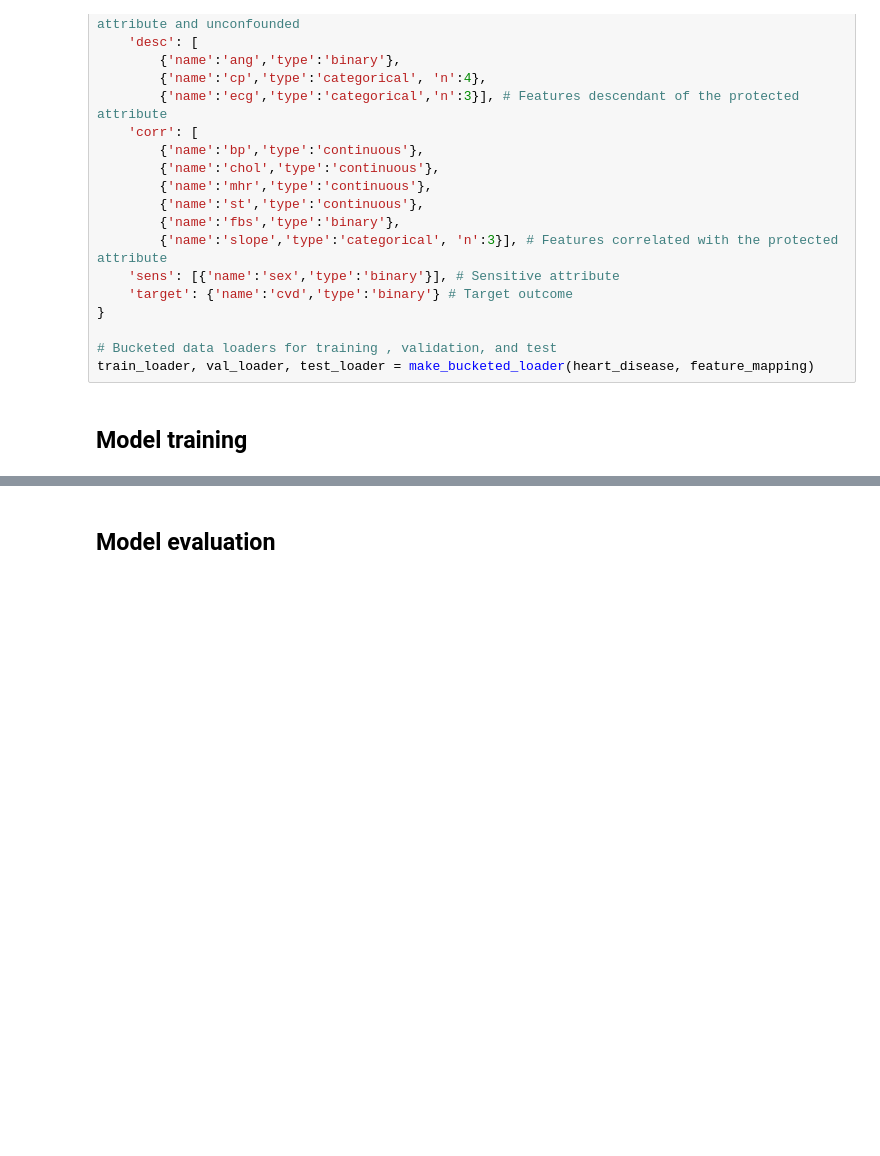
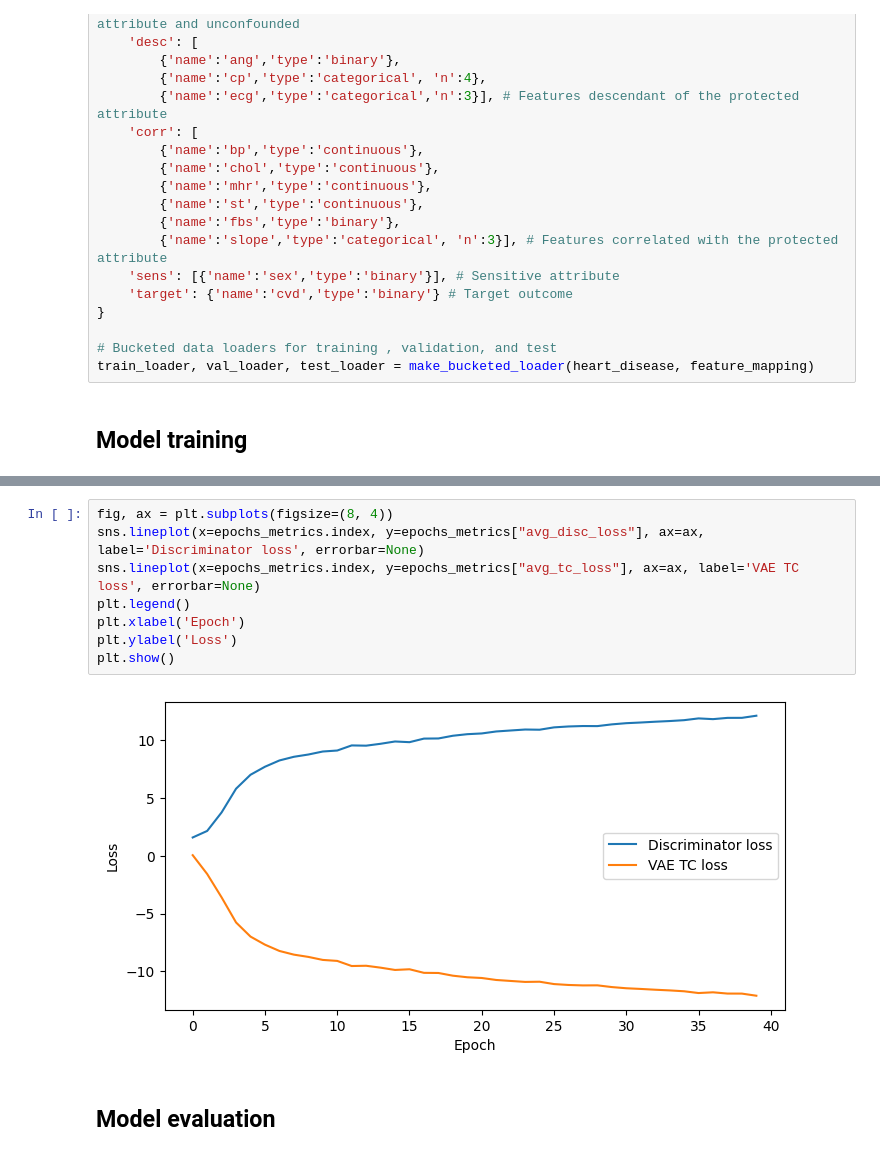
Before and after one commit to LuSyo/Health-ML-Bias-Experiments, a Jupyter notebook: notebooks/022c_CAD_DCEVAE.ipynb, the cells around one changed output, grey strips where cells are left out. Drawn from its saved outputs; the diff is of its cells as text; blank space fills up the shorter version.

```diff
--- a/notebooks/022c_CAD_DCEVAE.ipynb
+++ b/notebooks/022c_CAD_DCEVAE.ipynb
@@ -663,3 +737,13 @@ plt.show()
+# %%
+fig, ax = plt.subplots(figsize=(8, 4))
+sns.lineplot(x=epochs_metrics.index, y=epochs_metrics["avg_disc_loss"], ax=ax, label='Discriminator loss', errorbar=None)
+sns.lineplot(x=epochs_metrics.index, y=epochs_metrics["avg_tc_loss"], ax=ax, label='VAE TC loss', errorbar=None)
+plt.legend()
+plt.xlabel('Epoch')
+plt.ylabel('Loss')
+plt.show()
+# %% [output]
+[figure, added]
 # %% [markdown]
 ## Model evaluation
 # %%
```
Also changed, not shown: parts of 6 cells of this notebook.
